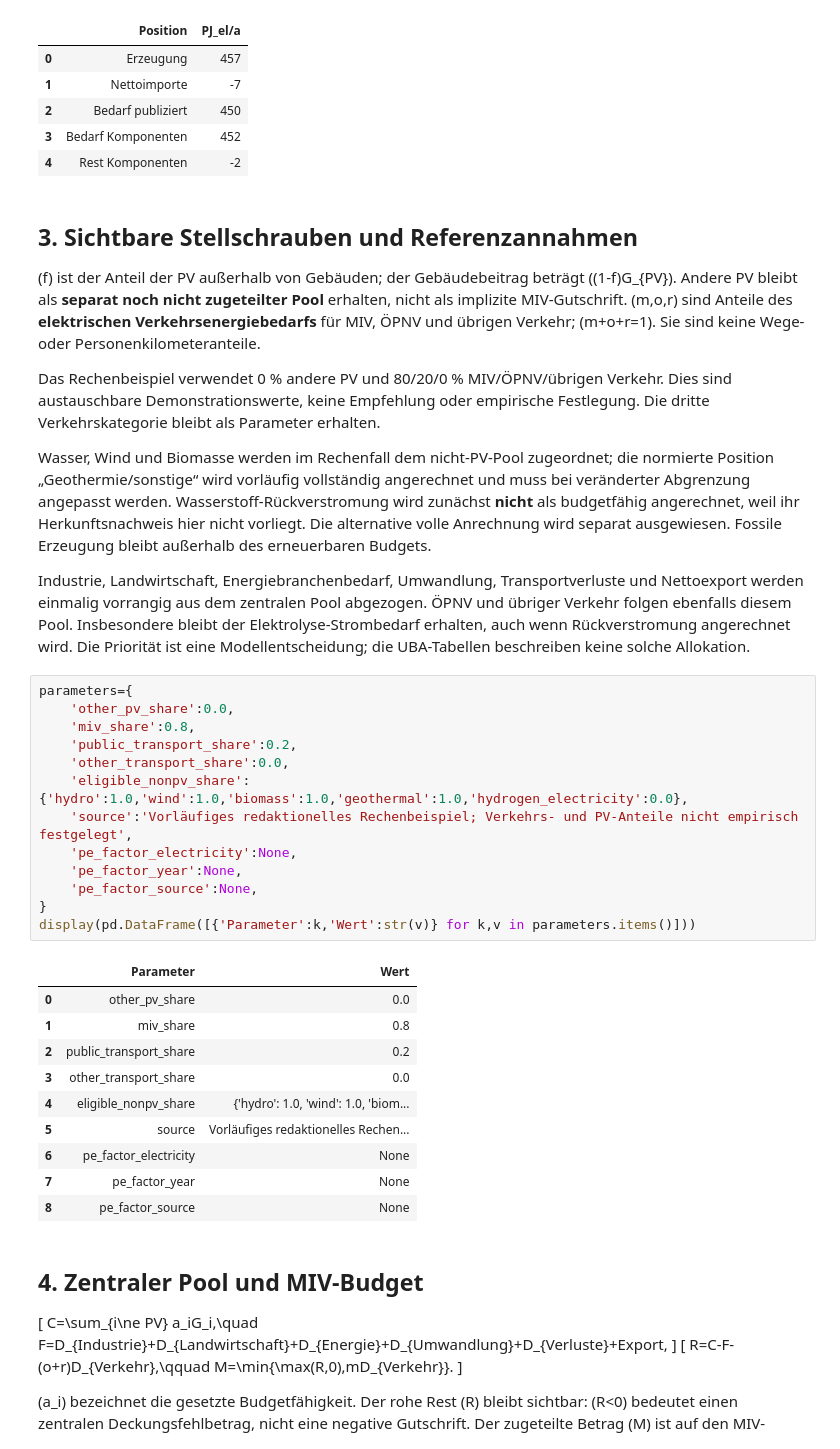
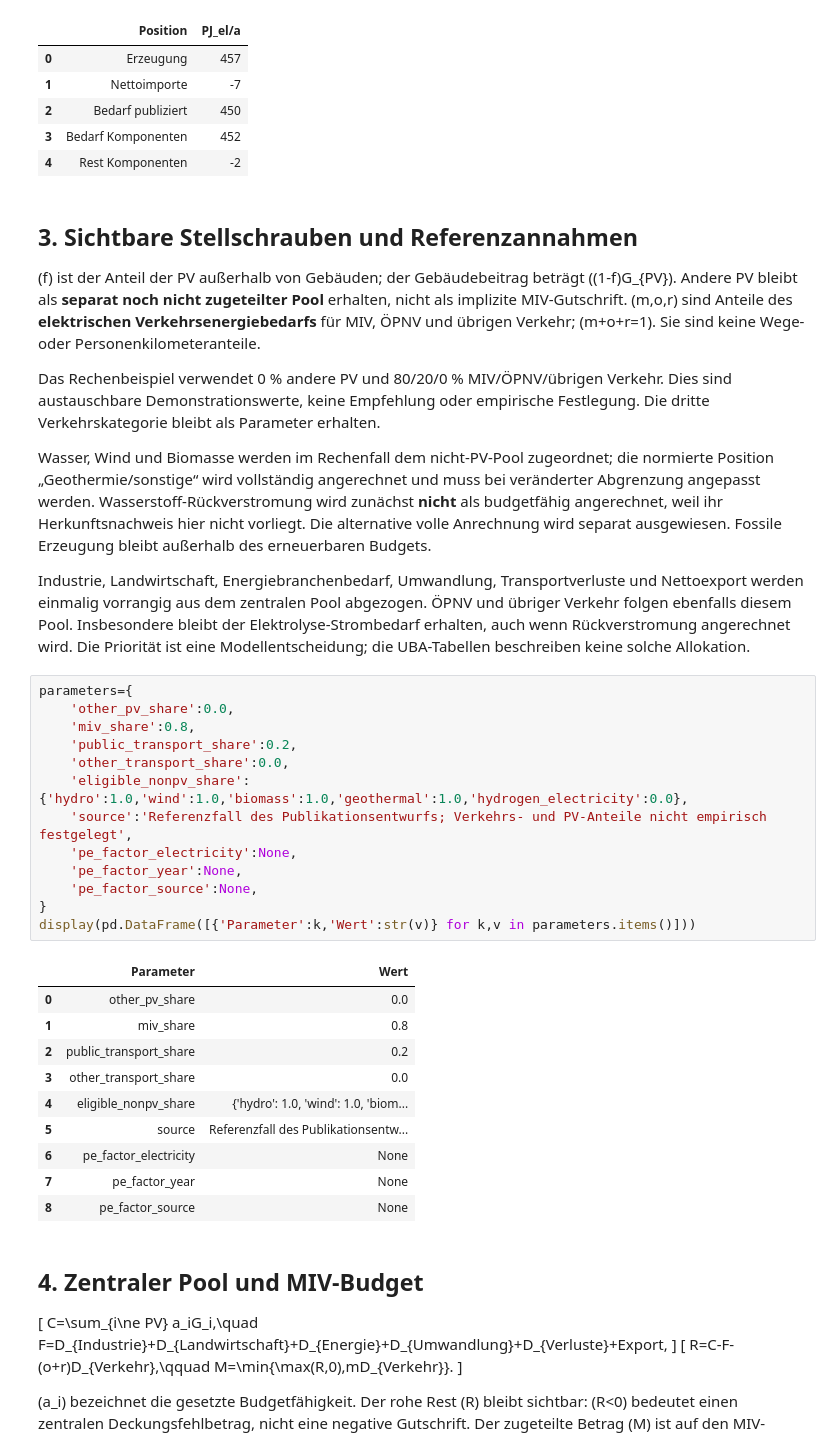
Before and after one commit to simonschaluppe/peq-higrube, a Jupyter notebook: Berechnungen/sektorenmodell/allokation.ipynb, the cells around one changed output. Drawn from its saved outputs; the diff is of its cells as text.

```diff
--- a/Berechnungen/sektorenmodell/allokation.ipynb
+++ b/Berechnungen/sektorenmodell/allokation.ipynb
@@ -89,30 +89,30 @@ display(pd.DataFrame({'Position':['Erzeugung','Nettoimporte','Bedarf publiziert'
 
 Das Rechenbeispiel verwendet 0 % andere PV und 80/20/0 % MIV/ÖPNV/übrigen Verkehr. Dies sind austauschbare Demonstrationswerte, keine Empfehlung oder empirische Festlegung. Die dritte Verkehrskategorie bleibt als Parameter erhalten.
 
-Wasser, Wind und Biomasse werden im Rechenfall dem nicht-PV-Pool zugeordnet; die normierte Position „Geothermie/sonstige“ wird vorläufig vollständig angerechnet und muss bei veränderter Abgrenzung angepasst werden. Wasserstoff-Rückverstromung wird zunächst **nicht** als budgetfähig angerechnet, weil ihr Herkunftsnachweis hier nicht vorliegt. Die alternative volle Anrechnung wird separat ausgewiesen. Fossile Erzeugung bleibt außerhalb des erneuerbaren Budgets.
+Wasser, Wind und Biomasse werden im Rechenfall dem nicht-PV-Pool zugeordnet; die normierte Position „Geothermie/sonstige“ wird vollständig angerechnet und muss bei veränderter Abgrenzung angepasst werden. Wasserstoff-Rückverstromung wird zunächst **nicht** als budgetfähig angerechnet, weil ihr Herkunftsnachweis hier nicht vorliegt. Die alternative volle Anrechnung wird separat ausgewiesen. Fossile Erzeugung bleibt außerhalb des erneuerbaren Budgets.
 
 Industrie, Landwirtschaft, Energiebranchenbedarf, Umwandlung, Transportverluste und Nettoexport werden einmalig vorrangig aus dem zentralen Pool abgezogen. ÖPNV und übriger Verkehr folgen ebenfalls diesem Pool. Insbesondere bleibt der Elektrolyse-Strombedarf erhalten, auch wenn Rückverstromung angerechnet wird. Die Priorität ist eine Modellentscheidung; die UBA-Tabellen beschreiben keine solche Allokation.
 # %%
 parameters={
     'other_pv_share':0.0,
     'miv_share':0.8,
     'public_transport_share':0.2,
     'other_transport_share':0.0,
     'eligible_nonpv_share':{'hydro':1.0,'wind':1.0,'biomass':1.0,'geothermal':1.0,'hydrogen_electricity':0.0},
-    'source':'Vorläufiges redaktionelles Rechenbeispiel; Verkehrs- und PV-Anteile nicht empirisch festgelegt',
+    'source':'Referenzfall des Publikationsentwurfs; Verkehrs- und PV-Anteile nicht empirisch festgelegt',
     'pe_factor_electricity':None,
     'pe_factor_year':None,
     'pe_factor_source':None,
 }
 display(pd.DataFrame([{'Parameter':k,'Wert':str(v)} for k,v in parameters.items()]))
 # %% [output]
 |  | Parameter | Wert |
 | 0 | other_pv_share | 0.0 |
 | 1 | miv_share | 0.8 |
 | 2 | public_transport_share | 0.2 |
 | 3 | other_transport_share | 0.0 |
 | 4 | eligible_nonpv_share | {'hydro': 1.0, 'wind': 1.0, 'biom... |
-| 5 | source | Vorläufiges redaktionelles Rechen... |
+| 5 | source | Referenzfall des Publikationsentw... |
 | 6 | pe_factor_electricity | None |
 | 7 | pe_factor_year | None |
 | 8 | pe_factor_source | None |
```
Also changed, not shown: parts of 4 cells of this notebook, 45 other files.
